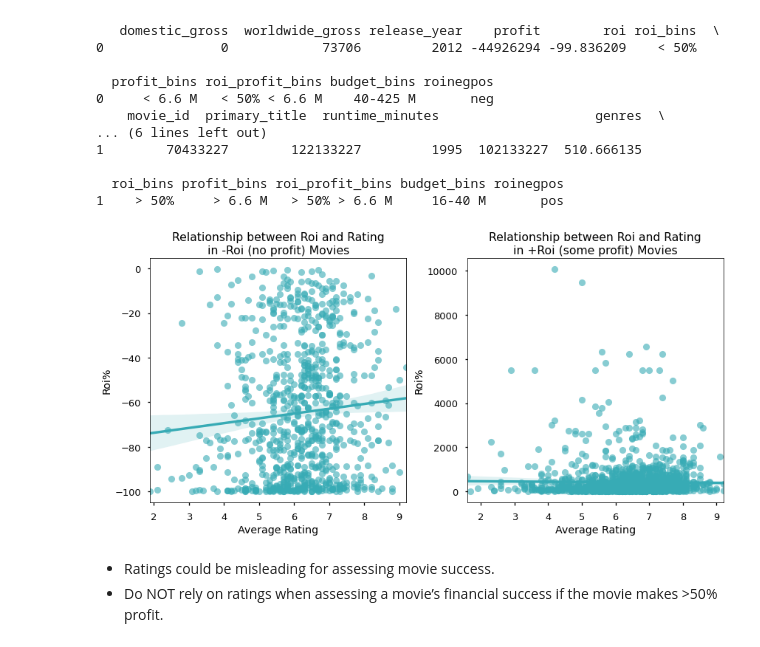
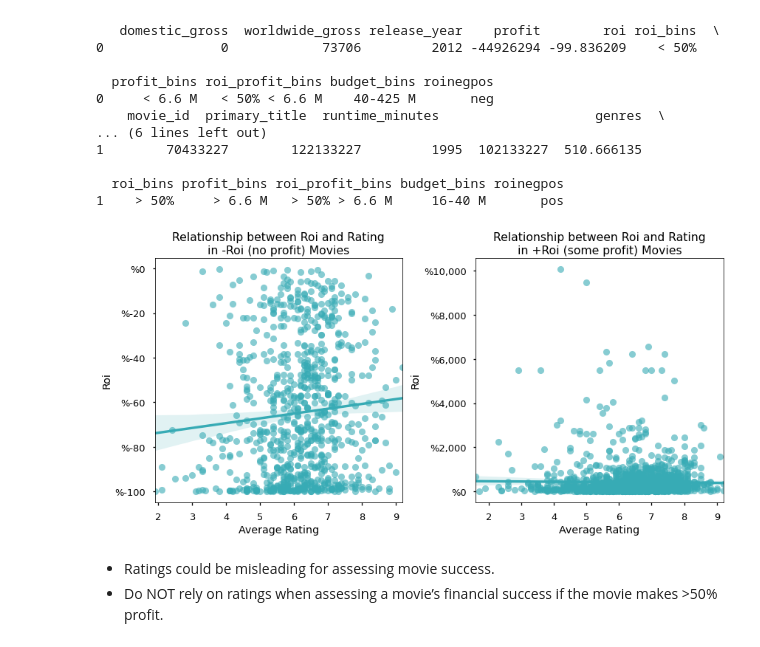
Before and after one commit to erdemiraysu/Exploratory-Movie-Analyses, a Jupyter notebook: student.ipynb, the cells around one changed output. Drawn from its saved outputs; the diff is of its cells as text; code cells hidden in the pictures.

```diff
--- a/student.ipynb
+++ b/student.ipynb
@@ -1040,10 +1122,10 @@ with plt.style.context('seaborn-talk'):
 - There are many movies with extremely high budget, gross, profit or roi.
 - ROI has the highest skew with the most expreme values.
 # %%
-# Create 4 different dataframes in a specific budget bin:
+# Create 4 different dataframes for each specific budget bin:
 dfbudgets = []
 df_original = master_clean_distinct
-q= ['0-4.5 M','4.5-16 M','16-40 M','40-425 M']
+q= ['$0-4.5 M','$4.5-16 M','$16-40 M','$40-425 M']
 for i in range(0,len(q)):
     dfnew = df_original[df_original['budget_bins'] == q[i]]
     dfbudgets.append(dfnew)
@@ -1294,12 +1387,12 @@ def slicing(df_original, q, var):
     return dfbudgets_tables
 # %%
 df_original = df_genre
-q= ['0-4.5 M','4.5-16 M','16-40 M','40-425 M']
+q= ['$0-4.5 M','$4.5-16 M','$16-40 M','$40-425 M']
 var = 'roi'
 dfbudgets_tables_roi = slicing(df_original, q, var)
 
 df_original = df_genre
-q= ['0-4.5 M','4.5-16 M','16-40 M','40-425 M']
+q= ['$0-4.5 M','$4.5-16 M','$16-40 M','$40-425 M']
 var = 'profit'
 dfbudgets_tables_profit = slicing(df_original, q, var)
 
@@ -1386,33 +1463,31 @@ with plt.style.context('seaborn-talk'):
     sns.barplot(data = dfbudgets_tables_profit[0], x = 'profit', y= 'genres', ax=ax1, color = base_color)
     ax1.axvline(x= df_genre['profit'].median(), ymin=0, ymax=1, color='y', linestyle='--', label = 'Overall\nMedian Profit')
     ax1.legend(bbox_to_anchor = (0.4, 0.6), loc = 'upper left')
+    ax2.axvline(x= df_genre['profit'].median(), ymin=0, ymax=1, color='y', linestyle='--', label = 'Overall\nMedian Profit')
+    ax2.legend(bbox_to_anchor = (0.4, 0.6), loc = 'upper left')
+    ax3.axvline(x= df_genre['profit'].median(), ymin=0, ymax=1, color='y', linestyle='--', label = 'Overall\nMedian Profit')
+    ax3.legend(bbox_to_anchor = (0.4, 0.6), loc = 'upper left')
+    ax4.axvline(x= df_genre['profit'].median(), ymin=0, ymax=1, color='y', linestyle='--', label = 'Overall\nMedian Profit')
+    ax4.legend(bbox_to_anchor = (0.4, 0.6), loc = 'upper left')
 
     sns.barplot(data = dfbudgets_tables_profit[1], x = 'profit', y= 'genres', ax=ax2, color = base_color)
-    ax2.axvline(x= df_genre['profit'].median(), ymin=0,ymax=1, color='y', linestyle='--', label = 'Overall\nMedian Profit')
-    ax2.legend(bbox_to_anchor = (0.4, 0.6), loc = 'upper left')
-
     sns.barplot(data = dfbudgets_tables_profit[2], x = 'profit', y= 'genres', ax=ax3, color = base_color)
-    ax3.axvline(x= df_genre['profit'].median(), ymin=0, ymax=1, color='y', linestyle='--', label = 'Overall\nMedian Profit')
-    ax3.legend(bbox_to_anchor = (0.4, 0.6), loc = 'upper left')
-
     sns.barplot(data = dfbudgets_tables_profit[3], x = 'profit', y= 'genres', ax=ax4, color = base_color)
-    ax4.axvline(x= df_genre['profit'].median(), ymin=0, ymax=1, color='y', linestyle='--', label = 'Overall\nMedian Profit')
-    ax4.legend(bbox_to_anchor = (0.4, 0.6), loc = 'upper left')
 
     ax1.xaxis.set_major_formatter(formatter)
     ax2.xaxis.set_major_formatter(formatter)
     ax3.xaxis.set_major_formatter(formatter)
     ax4.xaxis.set_major_formatter(formatter)
 
-    ax1.set_title('Median Profit per Movie Genre in\nLOW Budget (0-4.5 M) Movies')
-    ax2.set_title('Median Profit per Movie Genre in\nLOW-MEDIUM (4.5-16 M) Budget Movies')
-    ax3.set_title('Median Profit per Movie Genre in\nHIGH-MEDIUM (16-40 M) Budget Movies')
-    ax4.set_title('Median Profit per Movie Genre in\nHIGH Budget (40-425 M) Movies')
+    ax1.set_title('Median Profit per Movie Genre in\n<$4.5 M Budget Movies')
+    ax2.set_title('Median Profit per Movie Genre in\n$4.5-16 M Budget Movies')
+    ax3.set_title('Median Profit per Movie Genre in\n$16-40 M Budget Movies')
+    ax4.set_title('Median Profit per Movie Genre in\n>$40M Budget Movies')
 
-    ax1.set_xlabel("Median Profit in $")
-    ax2.set_xlabel("Median Profit in $")
-    ax3.set_xlabel("Median Profit in $")
-    ax4.set_xlabel("Median Profit in $")
+    ax1.set_xlabel("Profit")
+    ax2.set_xlabel("Profit")
+    ax3.set_xlabel("Profit")
+    ax4.set_xlabel("Profit")
 
     ax1.set_ylabel("Genres")
     ax2.set_ylabel("Genres")
@@ -1491,27 +1566,30 @@ print(dfroibins[1].head(1))
 # %%
 dfroibins[1] = dfroibins[1][dfroibins[1]['roi']<20000]
 # removing 4 outliers from the high roi graph for visualization purposes.
 
 with plt.style.context('seaborn-talk'):
     fig, (ax1, ax2) = plt.subplots(ncols=2,  figsize=(12, 6))
 
     base_color = sns.color_palette("husl", 9)[5]
     sns.regplot(data=dfroibins[0], x='averagerating', y='roi', ax=ax1, scatter_kws={'alpha':0.6}, color = base_color)
     sns.regplot(data=dfroibins[1], x='averagerating', y='roi', ax=ax2, scatter_kws={'alpha':0.6}, color = base_color)
 
+    ax1.yaxis.set_major_formatter(mpl.ticker.StrMethodFormatter('%{x:,.0f}'))
+    ax2.yaxis.set_major_formatter(mpl.ticker.StrMethodFormatter('%{x:,.0f}'))
+
     ax1.set_title('Relationship between Roi and Rating\nin -Roi (no profit) Movies')
     ax2.set_title('Relationship between Roi and Rating\nin +Roi (some profit) Movies')
 
     ax1.set_xlabel("Average Rating")
     ax2.set_xlabel("Average Rating")
 
-    ax1.set_ylabel("Roi%")
-    ax2.set_ylabel("Roi%")
+    ax1.set_ylabel("Roi")
+    ax2.set_ylabel("Roi")
 
     fig.tight_layout();
     fig.savefig('./images/Scatterplot_RatingPerRoi.png', dpi=300);
 # %% [output]
-[figure, old version]
+[figure, new version]
 # %% [markdown]
 - Ratings could be misleading for assessing movie success.
 - Do NOT rely on ratings when assessing a movie’s financial success if the movie makes >50% profit.
```
Also changed, not shown: parts of 72 cells of this notebook.
